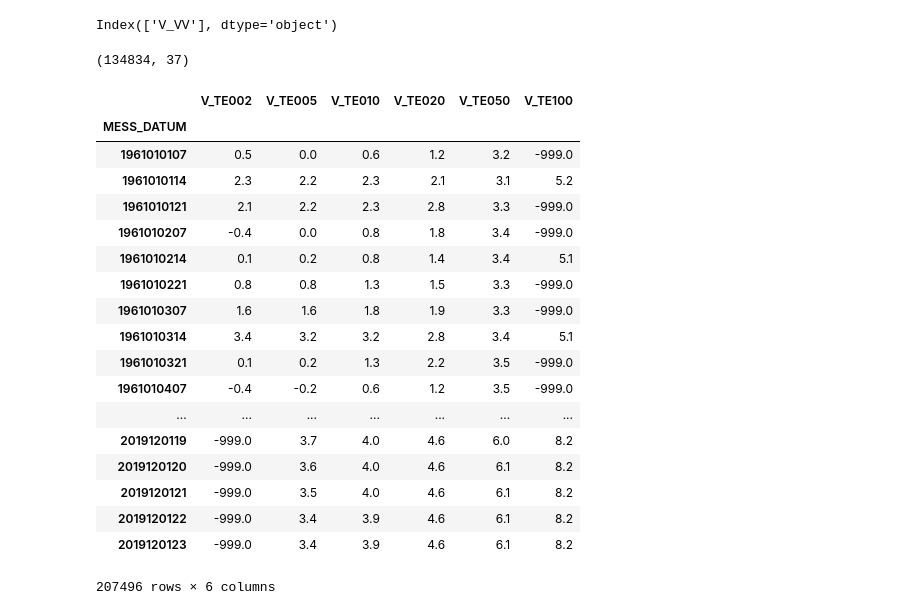
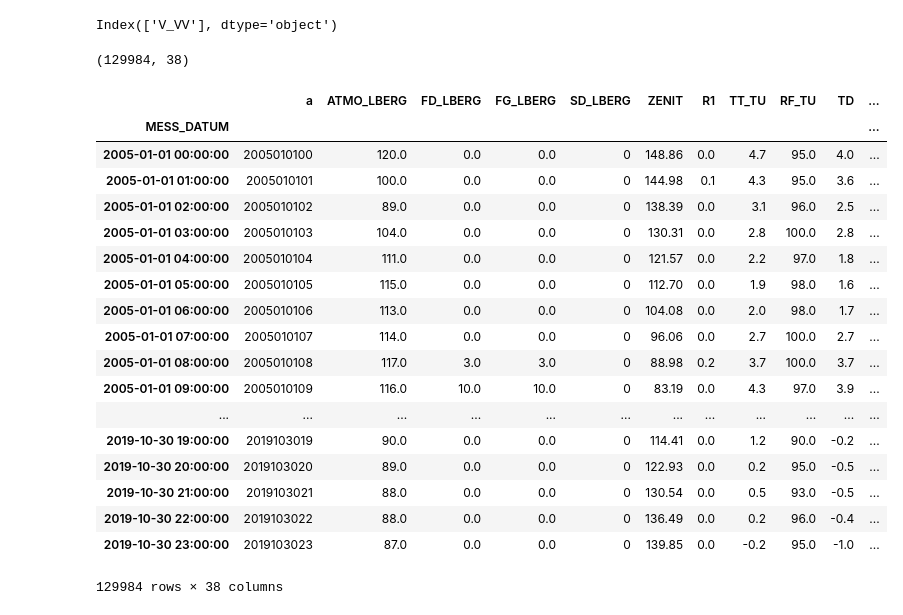
Before and after one commit to DennisAschenbrenner/Capstone_Project, a Jupyter notebook: Weather_prediction_data.ipynb, the cells around one changed output. Cells and saved outputs as stored; diff of their text form; code cells hidden in the pictures.

```diff
--- a/Weather_prediction_data.ipynb
+++ b/Weather_prediction_data.ipynb
@@ -496,6 +284,11 @@ df_all = df_all.join(df_sun)
 # %%
 df_windff = df_windff.drop(columns=['STATIONS_ID','QN_8','eor'])
 df_windff = df_windff.drop_duplicates()
+
+df_windff['MESS_DATUM'] = df_windff.MESS_DATUM.astype(str)
+df_windff.reset_index(inplace=True,drop=True)
+df_windff.MESS_DATUM = pd.to_datetime(df_windff.MESS_DATUM, format='%Y%m%d%H')
+
 df_windff = df_windff.set_index('MESS_DATUM')
 df_windff.columns = df_windff.columns.str.replace(' ', '')
 df_windff.columns
@@ -506,6 +302,12 @@ df_all = df_all.join(df_windff)
 # %%
-df_soil = df_soil.drop(columns=['STATIONS_ID','QN_2','eor'])
+#df_soil = df_soil.drop(columns=['STATIONS_ID','QN_2','eor'])
 df_soil = df_soil.drop_duplicates()
+
+df_soil['MESS_DATUM'] = df_soil.MESS_DATUM.astype(str)
+df_soil.reset_index(inplace=True,drop=True)
+df_soil.MESS_DATUM = pd.to_datetime(df_soil.MESS_DATUM, format='%Y%m%d%H')
+
+
 df_soil = df_soil.set_index('MESS_DATUM')
 df_soil.columns
 # %% [output]
@@ -515,38 +320,43 @@ df_all = df_all.join(df_soil)
 # %%
 df_vis = df_vis.drop(columns=['STATIONS_ID','QN_8','eor','V_VV_I'])
 df_vis = df_vis.drop_duplicates()
+
+df_vis['MESS_DATUM'] = df_vis.MESS_DATUM.astype(str)
+df_vis.reset_index(inplace=True,drop=True)
+df_vis.MESS_DATUM = pd.to_datetime(df_vis.MESS_DATUM, format='%Y%m%d%H')
+
 df_vis = df_vis.set_index('MESS_DATUM')
 df_vis.columns
 # %% [output]
 Index(['V_VV'], dtype='object')
 # %%
 df_all = df_all.join(df_vis)
+df_all.shape
+# %% [output]
+(129984, 38)
-# %%
-df_all.shape
-# %% [output]
-(134834, 37)
 # %%
 df_all.to_csv(r'weather_data.csv')
-# %%
-#pd.set_option('display.max_rows', df.shape[0])
-df_soil
-# %% [output]
-|  | V_TE002 | V_TE005 | V_TE010 | V_TE020 | V_TE050 | V_TE100 |
-| MESS_DATUM |  |  |  |  |  |  |
-| 1961010107 | 0.5 | 0.0 | 0.6 | 1.2 | 3.2 | -999.0 |
-| 1961010114 | 2.3 | 2.2 | 2.3 | 2.1 | 3.1 | 5.2 |
-| 1961010121 | 2.1 | 2.2 | 2.3 | 2.8 | 3.3 | -999.0 |
-| 1961010207 | -0.4 | 0.0 | 0.8 | 1.8 | 3.4 | -999.0 |
-| 1961010214 | 0.1 | 0.2 | 0.8 | 1.4 | 3.4 | 5.1 |
-| 1961010221 | 0.8 | 0.8 | 1.3 | 1.5 | 3.3 | -999.0 |
-| 1961010307 | 1.6 | 1.6 | 1.8 | 1.9 | 3.3 | -999.0 |
-| 1961010314 | 3.4 | 3.2 | 3.2 | 2.8 | 3.4 | 5.1 |
-| 1961010321 | 0.1 | 0.2 | 1.3 | 2.2 | 3.5 | -999.0 |
-| 1961010407 | -0.4 | -0.2 | 0.6 | 1.2 | 3.5 | -999.0 |
-| ... | ... | ... | ... | ... | ... | ... |
-| 2019120119 | -999.0 | 3.7 | 4.0 | 4.6 | 6.0 | 8.2 |
-| 2019120120 | -999.0 | 3.6 | 4.0 | 4.6 | 6.1 | 8.2 |
-| 2019120121 | -999.0 | 3.5 | 4.0 | 4.6 | 6.1 | 8.2 |
-| 2019120122 | -999.0 | 3.4 | 3.9 | 4.6 | 6.1 | 8.2 |
-| 2019120123 | -999.0 | 3.4 | 3.9 | 4.6 | 6.1 | 8.2 |
-207496 rows × 6 columns
+# %%
+pd.set_option('display.max_columns', df_all.shape[1])
+# %%
+df_all
+# %% [output]
+|  | a | ATMO_LBERG | FD_LBERG | FG_LBERG | SD_LBERG | ZENIT | R1 | TT_TU | RF_TU | TD | ... |
+| MESS_DATUM |  |  |  |  |  |  |  |  |  |  | ... |
+| 2005-01-01 00:00:00 | 2005010100 | 120.0 | 0.0 | 0.0 | 0 | 148.86 | 0.0 | 4.7 | 95.0 | 4.0 | ... |
+| 2005-01-01 01:00:00 | 2005010101 | 100.0 | 0.0 | 0.0 | 0 | 144.98 | 0.1 | 4.3 | 95.0 | 3.6 | ... |
+| 2005-01-01 02:00:00 | 2005010102 | 89.0 | 0.0 | 0.0 | 0 | 138.39 | 0.0 | 3.1 | 96.0 | 2.5 | ... |
+| 2005-01-01 03:00:00 | 2005010103 | 104.0 | 0.0 | 0.0 | 0 | 130.31 | 0.0 | 2.8 | 100.0 | 2.8 | ... |
+| 2005-01-01 04:00:00 | 2005010104 | 111.0 | 0.0 | 0.0 | 0 | 121.57 | 0.0 | 2.2 | 97.0 | 1.8 | ... |
+| 2005-01-01 05:00:00 | 2005010105 | 115.0 | 0.0 | 0.0 | 0 | 112.70 | 0.0 | 1.9 | 98.0 | 1.6 | ... |
+| 2005-01-01 06:00:00 | 2005010106 | 113.0 | 0.0 | 0.0 | 0 | 104.08 | 0.0 | 2.0 | 98.0 | 1.7 | ... |
+| 2005-01-01 07:00:00 | 2005010107 | 114.0 | 0.0 | 0.0 | 0 | 96.06 | 0.0 | 2.7 | 100.0 | 2.7 | ... |
+| 2005-01-01 08:00:00 | 2005010108 | 117.0 | 3.0 | 3.0 | 0 | 88.98 | 0.2 | 3.7 | 100.0 | 3.7 | ... |
+| 2005-01-01 09:00:00 | 2005010109 | 116.0 | 10.0 | 10.0 | 0 | 83.19 | 0.0 | 4.3 | 97.0 | 3.9 | ... |
+| ... | ... | ... | ... | ... | ... | ... | ... | ... | ... | ... | ... |
+| 2019-10-30 19:00:00 | 2019103019 | 90.0 | 0.0 | 0.0 | 0 | 114.41 | 0.0 | 1.2 | 90.0 | -0.2 | ... |
+| 2019-10-30 20:00:00 | 2019103020 | 89.0 | 0.0 | 0.0 | 0 | 122.93 | 0.0 | 0.2 | 95.0 | -0.5 | ... |
+| 2019-10-30 21:00:00 | 2019103021 | 88.0 | 0.0 | 0.0 | 0 | 130.54 | 0.0 | 0.5 | 93.0 | -0.5 | ... |
+| 2019-10-30 22:00:00 | 2019103022 | 88.0 | 0.0 | 0.0 | 0 | 136.49 | 0.0 | 0.2 | 96.0 | -0.4 | ... |
+| 2019-10-30 23:00:00 | 2019103023 | 87.0 | 0.0 | 0.0 | 0 | 139.85 | 0.0 | -0.2 | 95.0 | -1.0 | ... |
+129984 rows × 38 columns
```
Also changed, not shown: parts of 62 cells of this notebook, 2 other files.
